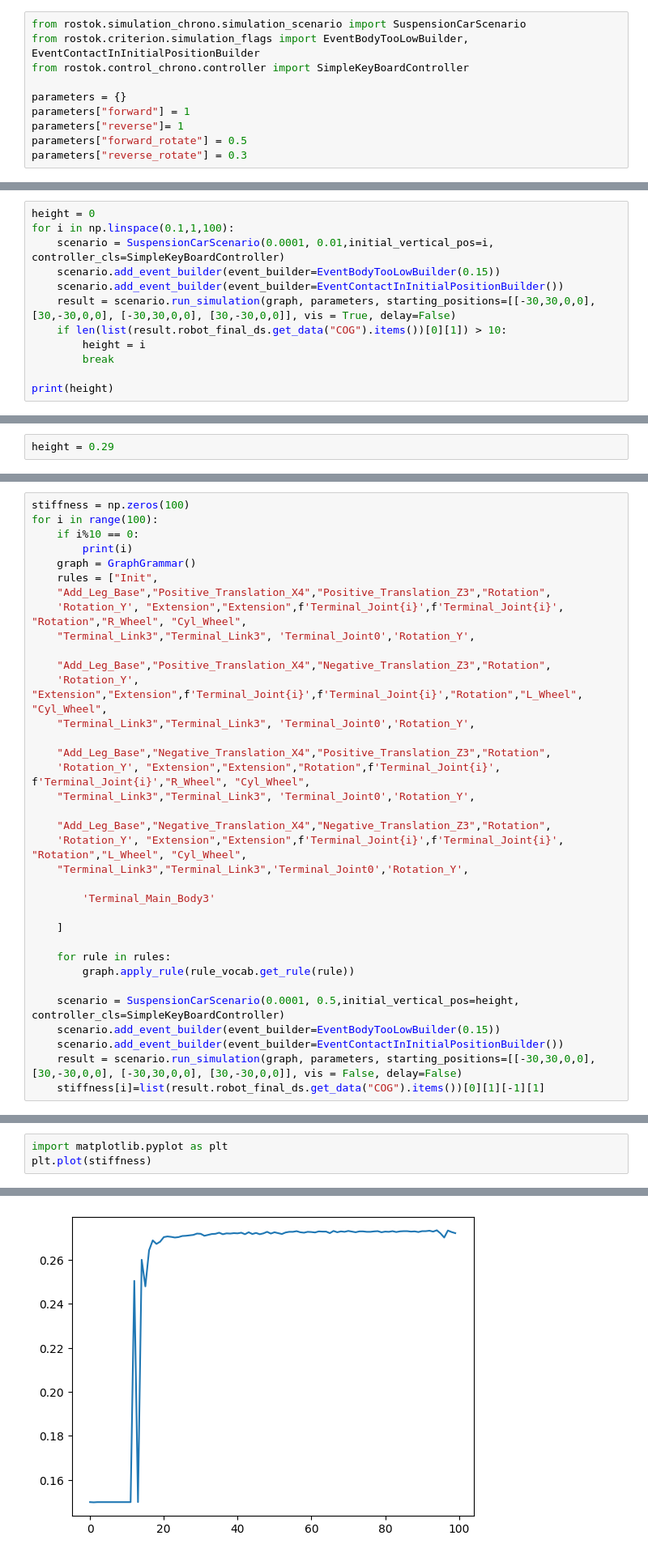
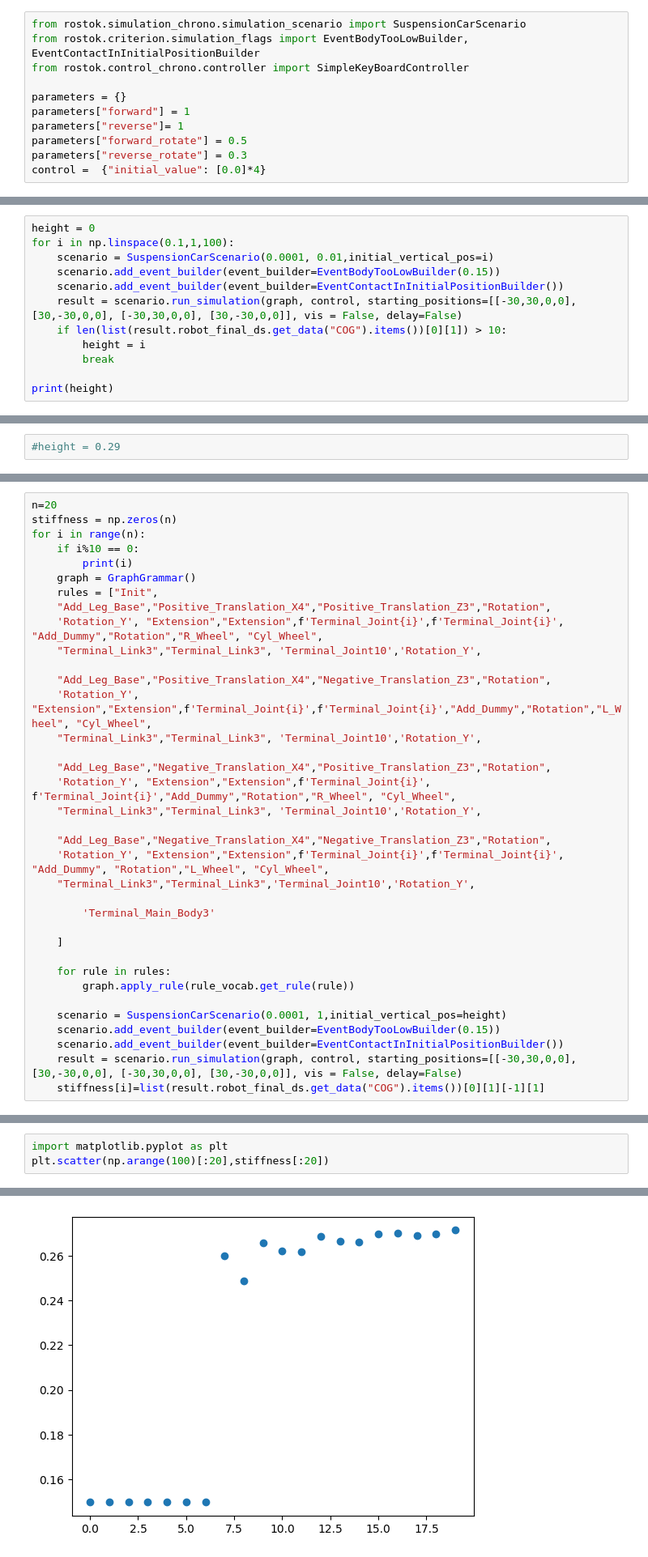
Before and after one commit to aimclub/rostok, a Jupyter notebook: tests_jupyter/wheels_ruleset.ipynb, the cells around one changed output, grey strips where cells are left out. Shown: that part at 81% size. Drawn from its saved outputs; the diff is of its cells as text.

Commit message:
change wheels

```diff
--- a/tests_jupyter/wheels_ruleset.ipynb
+++ b/tests_jupyter/wheels_ruleset.ipynb
@@ -239,3 +240,4 @@ parameters["forward"] = 1
 parameters["reverse"]= 1
 parameters["forward_rotate"] = 0.5
 parameters["reverse_rotate"] = 0.3
+control =  {"initial_value": [0.0]*4}
@@ -242,10 +248,10 @@ parameters["reverse_rotate"] = 0.3
 # %%
 height = 0
 for i in np.linspace(0.1,1,100):
-    scenario = SuspensionCarScenario(0.0001, 0.01,initial_vertical_pos=i, controller_cls=SimpleKeyBoardController)
+    scenario = SuspensionCarScenario(0.0001, 0.01,initial_vertical_pos=i)
     scenario.add_event_builder(event_builder=EventBodyTooLowBuilder(0.15))
     scenario.add_event_builder(event_builder=EventContactInInitialPositionBuilder())
-    result = scenario.run_simulation(graph, parameters, starting_positions=[[-30,30,0,0], [30,-30,0,0], [-30,30,0,0], [30,-30,0,0]], vis = True, delay=False)
+    result = scenario.run_simulation(graph, control, starting_positions=[[-30,30,0,0], [30,-30,0,0], [-30,30,0,0], [30,-30,0,0]], vis = False, delay=False)
     if len(list(result.robot_final_ds.get_data("COG").items())[0][1]) > 10:
         height = i
         break
@@ -256,2 +262,2 @@ print(height)
 # %%
-height = 0.29
+#height = 0.29
@@ -281,25 +264,26 @@ array([0.1       , 0.10909091, 0.11818182, 0.12727273, 0.13636364,
 # %%
-stiffness = np.zeros(100)
-for i in range(100):
+n=20
+stiffness = np.zeros(n)
+for i in range(n):
     if i%10 == 0:
         print(i)
     graph = GraphGrammar()
     rules = ["Init",
     "Add_Leg_Base","Positive_Translation_X4","Positive_Translation_Z3","Rotation",
-    'Rotation_Y', "Extension","Extension",f'Terminal_Joint{i}',f'Terminal_Joint{i}', "Rotation","R_Wheel", "Cyl_Wheel",
-    "Terminal_Link3","Terminal_Link3", 'Terminal_Joint0','Rotation_Y',
+    'Rotation_Y', "Extension","Extension",f'Terminal_Joint{i}',f'Terminal_Joint{i}', "Add_Dummy","Rotation","R_Wheel", "Cyl_Wheel",
+    "Terminal_Link3","Terminal_Link3", 'Terminal_Joint10','Rotation_Y',
 
     "Add_Leg_Base","Positive_Translation_X4","Negative_Translation_Z3","Rotation",
-    'Rotation_Y', "Extension","Extension",f'Terminal_Joint{i}',f'Terminal_Joint{i}',"Rotation","L_Wheel", "Cyl_Wheel",
-    "Terminal_Link3","Terminal_Link3", 'Terminal_Joint0','Rotation_Y',
+    'Rotation_Y', "Extension","Extension",f'Terminal_Joint{i}',f'Terminal_Joint{i}',"Add_Dummy","Rotation","L_Wheel", "Cyl_Wheel",
+    "Terminal_Link3","Terminal_Link3", 'Terminal_Joint10','Rotation_Y',
 
     "Add_Leg_Base","Negative_Translation_X4","Positive_Translation_Z3","Rotation",
-    'Rotation_Y', "Extension","Extension","Rotation",f'Terminal_Joint{i}', f'Terminal_Joint{i}',"R_Wheel", "Cyl_Wheel",
-    "Terminal_Link3","Terminal_Link3", 'Terminal_Joint0','Rotation_Y',
+    'Rotation_Y', "Extension","Extension",f'Terminal_Joint{i}', f'Terminal_Joint{i}',"Add_Dummy","Rotation","R_Wheel", "Cyl_Wheel",
+    "Terminal_Link3","Terminal_Link3", 'Terminal_Joint10','Rotation_Y',
 
     "Add_Leg_Base","Negative_Translation_X4","Negative_Translation_Z3","Rotation",
-    'Rotation_Y', "Extension","Extension",f'Terminal_Joint{i}',f'Terminal_Joint{i}', "Rotation","L_Wheel", "Cyl_Wheel",
-    "Terminal_Link3","Terminal_Link3",'Terminal_Joint0','Rotation_Y',
+    'Rotation_Y', "Extension","Extension",f'Terminal_Joint{i}',f'Terminal_Joint{i}', "Add_Dummy", "Rotation","L_Wheel", "Cyl_Wheel",
+    "Terminal_Link3","Terminal_Link3",'Terminal_Joint10','Rotation_Y',
 
         'Terminal_Main_Body3'
 
@@ -308,10 +292,10 @@ for i in range(100):
     for rule in rules:
         graph.apply_rule(rule_vocab.get_rule(rule))
 
-    scenario = SuspensionCarScenario(0.0001, 0.5,initial_vertical_pos=height, controller_cls=SimpleKeyBoardController)
+    scenario = SuspensionCarScenario(0.0001, 1,initial_vertical_pos=height)
     scenario.add_event_builder(event_builder=EventBodyTooLowBuilder(0.15))
     scenario.add_event_builder(event_builder=EventContactInInitialPositionBuilder())
-    result = scenario.run_simulation(graph, parameters, starting_positions=[[-30,30,0,0], [30,-30,0,0], [-30,30,0,0], [30,-30,0,0]], vis = False, delay=False)
+    result = scenario.run_simulation(graph, control, starting_positions=[[-30,30,0,0], [30,-30,0,0], [-30,30,0,0], [30,-30,0,0]], vis = False, delay=False)
     stiffness[i]=list(result.robot_final_ds.get_data("COG").items())[0][1][-1][1]
 # %% [output]
 0
@@ -323,4 +305,4 @@ KeyboardInterrupt:
 # %%
 import matplotlib.pyplot as plt
-plt.plot(stiffness)
+plt.scatter(np.arange(100)[:20],stiffness[:20])
 # %% [output]
@@ -328,2 +310,2 @@ plt.plot(stiffness)
-[figure, old version]
+[figure, new version]
 # %%
```
Also changed, not shown: parts of 11 cells of this notebook, 1 other file.
